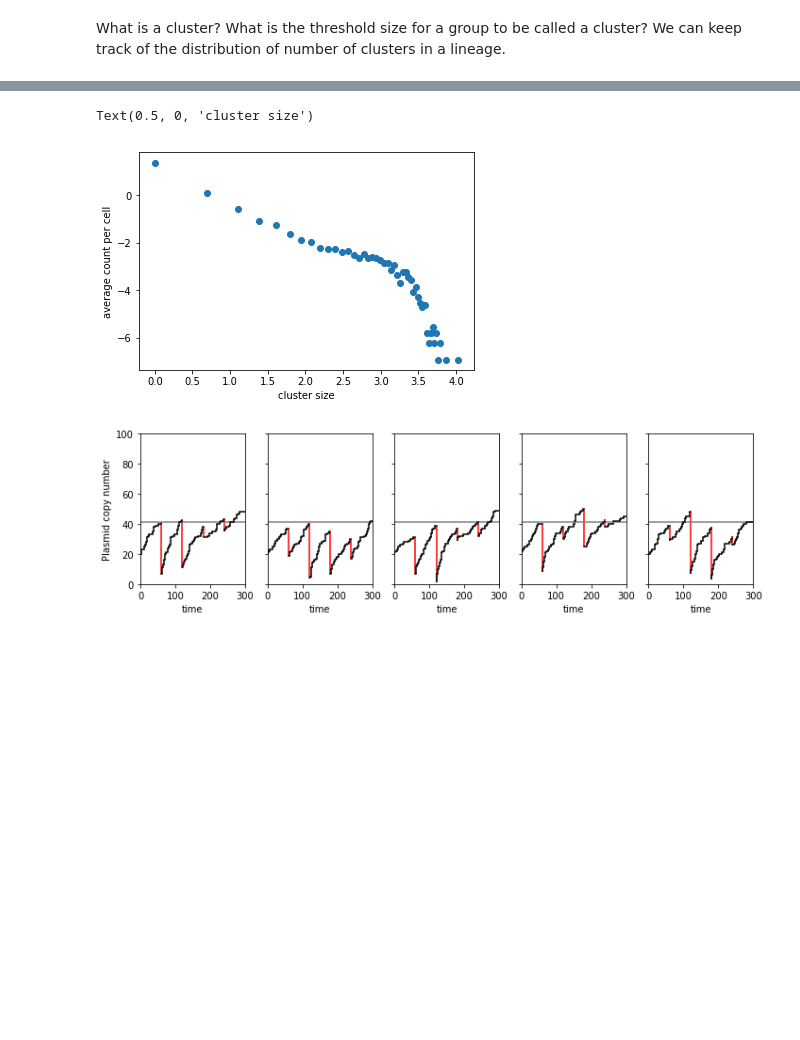
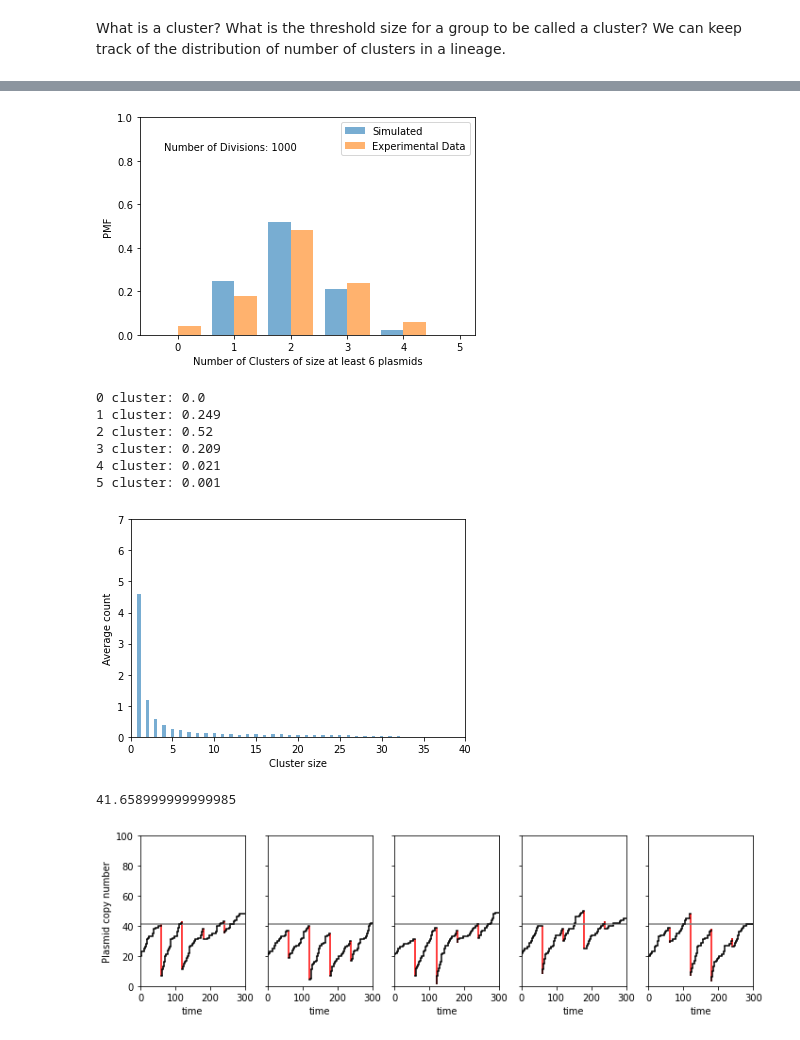
Before and after one commit to mvcortez/Plasmids, a Jupyter notebook: Single_lineage_cluster_memory.ipynb, the cells around one changed output, grey strips where cells are left out. Cells and saved outputs as stored; diff of their text form; code cells hidden in the pictures; blank space fills up the shorter version.

```diff
--- a/Single_lineage_cluster_memory.ipynb
+++ b/Single_lineage_cluster_memory.ipynb
@@ -240,11 +243,39 @@ print(np.dot(np.arange(1,last+1),(z[1:last+1]/len(c_num))))
-# %%
-zz = z[1:last+1]/len(c_num)
-plt.scatter(np.log(np.arange(1,last+1)),np.log(z[1:last+1]/len(c_num)))
-plt.ylabel('average count per cell')
-plt.xlabel('cluster size')
-# %% [output]
-Text(0.5, 0, 'cluster size')
-[figure, removed]
+# %%
+heights = np.bincount(c_num.astype(int))/len(c_num)
+f = plt.figure()
+bars = plt.bar(np.arange(len(heights))-0.2,heights,width=0.4,color='C0',alpha=0.6,label='Simulated')
+plt.text(-0.25,0.85,'Number of Divisions: %d' %len(c_num))
+plt.bar(np.arange(5)+0.2,[0.04,0.18,0.48,0.24,0.06],width=0.4,color='C1',alpha=0.6,label='Experimental Data')
+plt.ylim([0,1])
+plt.xticks(range(len(heights)))
+plt.xlabel('Number of Clusters of size at least %d plasmids' %(c_thresh))
+plt.ylabel('PMF')
+plt.legend()
+plt.show()
+for i in range(len(heights)):
+    print('%d cluster:' %(i),heights[i])
+
+
+f = plt.figure()
+last = np.max(np.where(z>0)[0])
+z[1]=z[0]
+bars = plt.bar(np.arange(1,last+1),z[1:last+1]/len(c_num),width=0.4,color='C0',alpha=0.6)
+plt.xlabel('Cluster size')
+plt.ylabel('Average count')
+plt.xlim([0,40])
+plt.ylim([0,7])
+plt.show()
+print(np.dot(np.arange(1,last+1),(z[1:last+1]/len(c_num))))
+# %% [output]
+[figure, added]
+0 cluster: 0.0
+1 cluster: 0.249
+2 cluster: 0.52
+3 cluster: 0.209
+4 cluster: 0.021
+5 cluster: 0.001
+[figure, added]
+41.658999999999985
 # %%
 zz
 # %%
```
Also changed, not shown: parts of 4 cells of this notebook, 2 other files.
